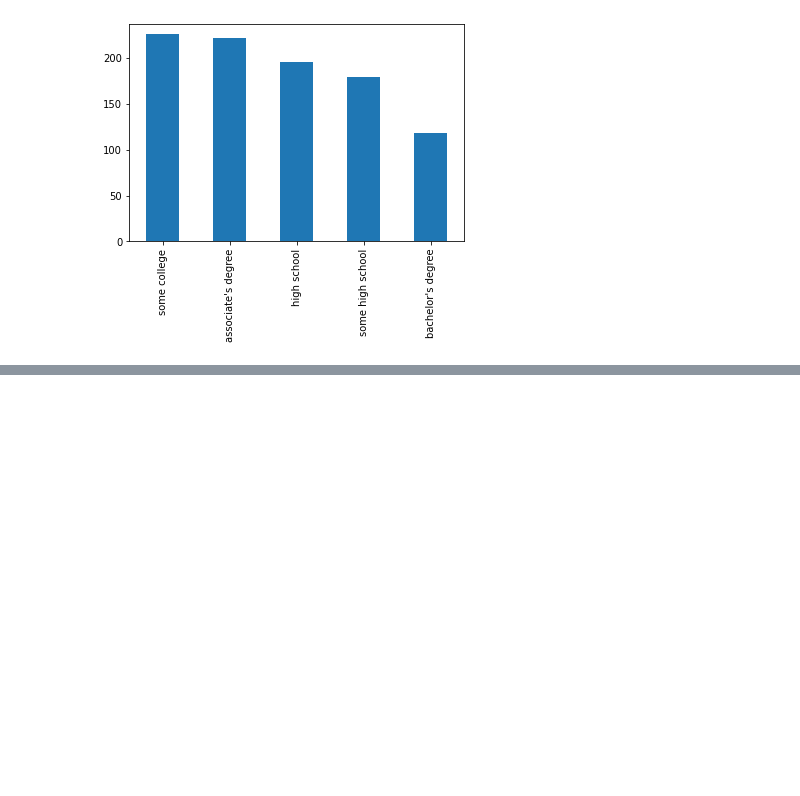
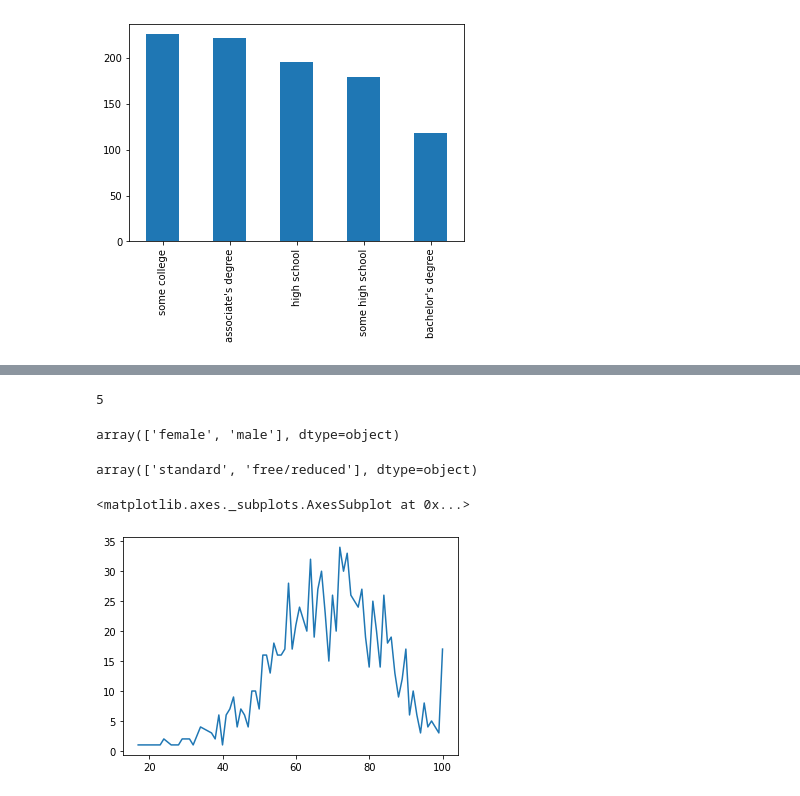
Before and after one commit to fyisa2/ATechSpace, a Jupyter notebook: HW2.ipynb, the cells around one changed output, grey strips where cells are left out. Saved outputs shown, nothing was run; the diff lists cells and outputs as text; code cells hidden in the pictures; blank space fills up the shorter version.

```diff
--- a/HW2.ipynb
+++ b/HW2.ipynb
@@ -75,8 +75,8 @@ Data1.describe
 
 [1000 rows x 8 columns]>
 # %%
-reviews = pd.read_csv ('/content/drive/My Drive/StudentsPerformance.csv')
-reviews.head(3)
+Data1 = pd.read_csv ('/content/drive/My Drive/StudentsPerformance.csv')
+Data1.head(3)
 # %% [output]
 |  | gender | race/ethnicity | parental level of education | lunch | test preparation course | math score | ... |
 | 0 | female | group B | bachelor's degree | standard | none | 72 | ... |
@@ -109,0 +151,17 @@ reviews['parental level of education'].value_counts().head().plot.bar()
+# %%
+Data1['race/ethnicity'].nunique()
+# %% [output]
+5
+# %%
+Data1.gender.unique()
+# %% [output]
+array(['female', 'male'], dtype=object)
+# %%
+Data1.lunch.unique()
+# %% [output]
+array(['standard', 'free/reduced'], dtype=object)
+# %%
+Data1['reading score'].value_counts().sort_index().plot.line()
+# %% [output]
+<matplotlib.axes._subplots.AxesSubplot at 0x...>
+[figure, added]
```
Also changed, not shown: parts of 9 cells of this notebook.
